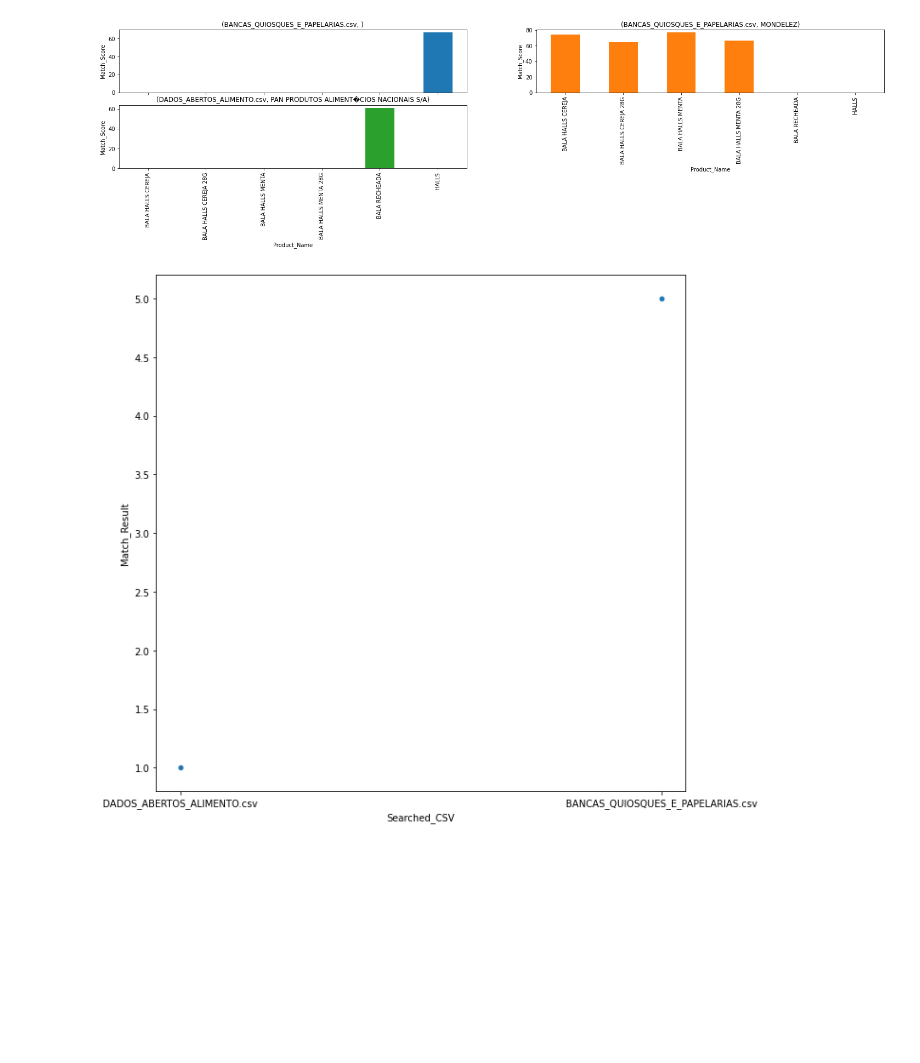
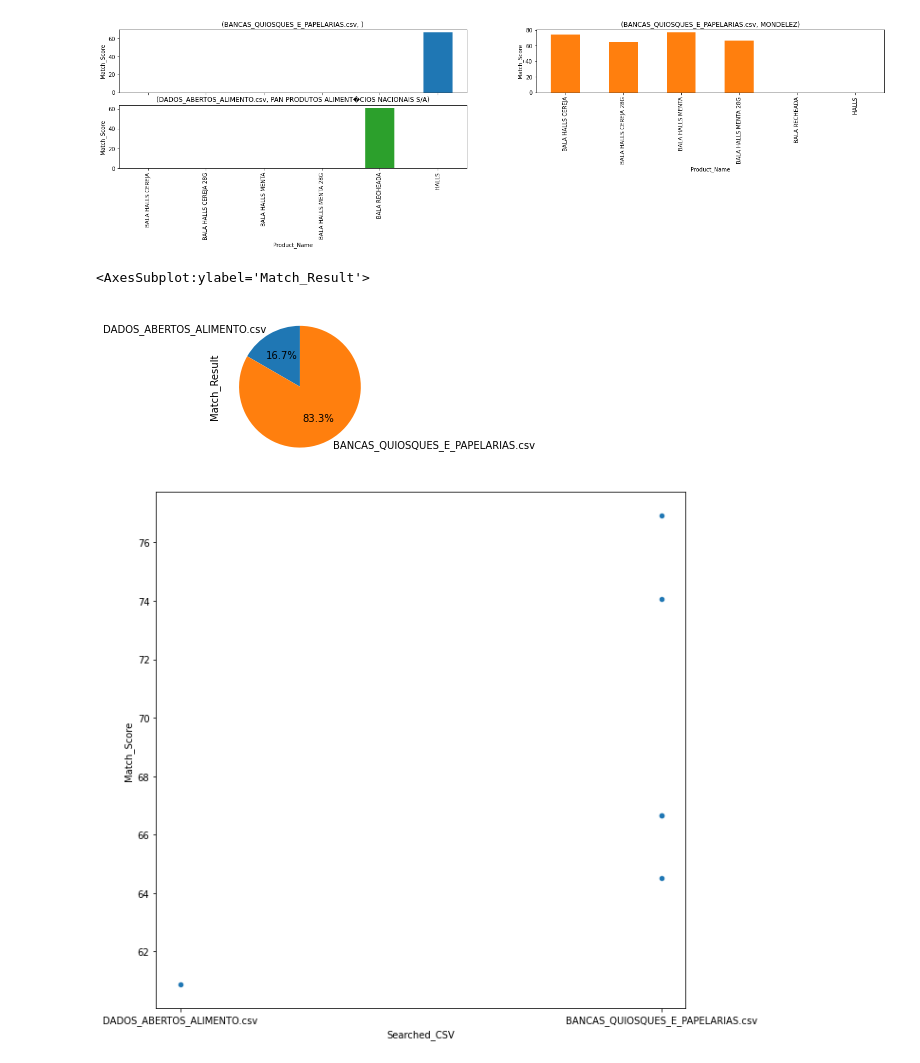
Before and after one commit to ssnivlek/fuzzy_csv_search, a Jupyter notebook: fuzzy_search.ipynb, the cells around one changed output. Drawn from its saved outputs; the diff is of its cells as text; code cells hidden in the pictures; blank space fills up the shorter version.

Commit message:
added pizza graphic

```diff
--- a/fuzzy_search.ipynb
+++ b/fuzzy_search.ipynb
@@ -243,8 +243,15 @@ array([[<AxesSubplot:title={'center':'(BANCAS_QUIOSQUES_E_PAPELARIAS.csv, )'}, x
 [figure]
 # %%
 import numpy as np
+# %%
+ax1 = plt.subplot(121, aspect='equal')
+df_match.plot(kind='pie', y = 'Match_Result', ax=ax1, autopct='%1.1f%%',
+ startangle=90,labels=df_match['Searched_CSV'], legend = False)
+# %% [output]
+<AxesSubplot:ylabel='Match_Result'>
+[figure, added]
 # %%
-df_match.plot.scatter(x="Searched_CSV", y="Match_Result",figsize=(10, 10), alpha=1,colormap='viridis')
+df_result.plot.scatter(x="Searched_CSV", y="Match_Score",figsize=(10, 10),colormap='viridis')
 plt.show()
 # %% [output]
-[figure, old version]
+[figure, new version]
```
Also changed, not shown: parts of 1 cell of this notebook.
